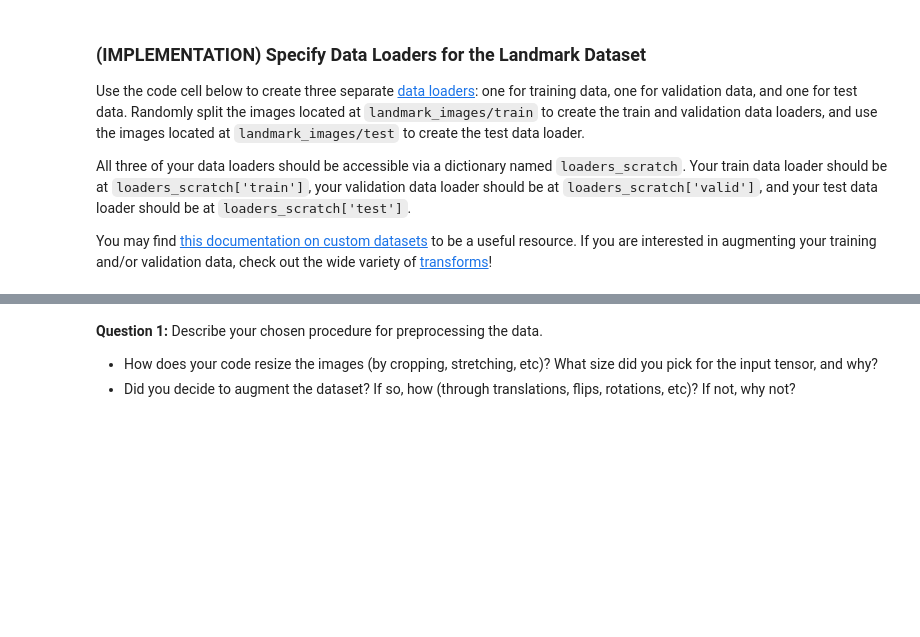
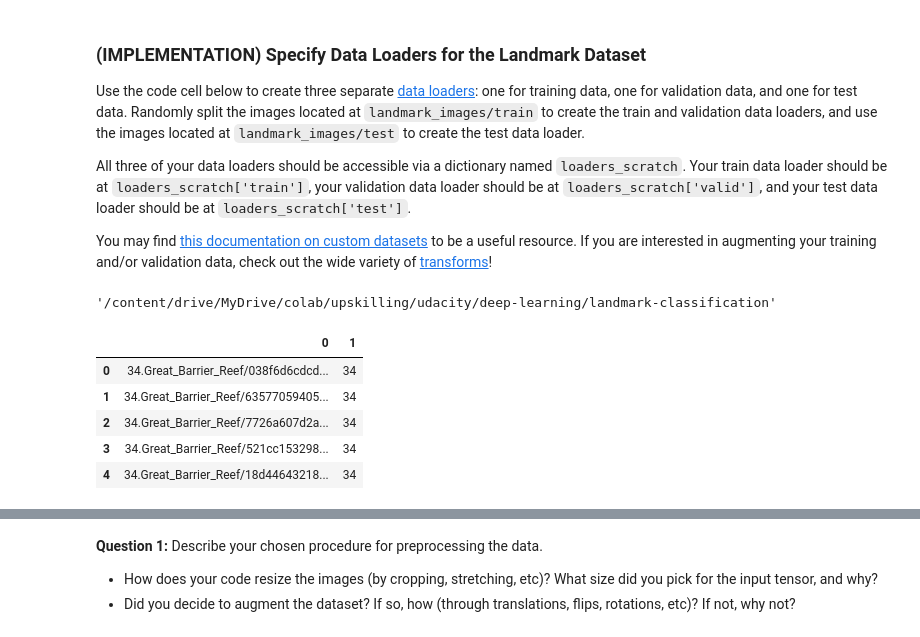
Before and after one commit to dendrenn/landmark-classification, a Jupyter notebook: landmark_project/landmark.ipynb, the cells around one changed output, grey strips where cells are left out. Cells and saved outputs as stored; diff of their text form; code cells hidden in the pictures; blank space fills up the shorter version.

```diff
--- a/landmark_project/landmark.ipynb
+++ b/landmark_project/landmark.ipynb
@@ -89,0 +99,6 @@ loaders_scratch = {'train': None, 'valid': None, 'test': None}
+# %%
+# Change Working Directory
+os.chdir("/content/drive/MyDrive/colab/upskilling/udacity/deep-learning/landmark-classification")
+os.getcwd()
+# %% [output]
+'/content/drive/MyDrive/colab/upskilling/udacity/deep-learning/landmark-classification'
@@ -89,0 +127,24 @@ loaders_scratch = {'train': None, 'valid': None, 'test': None}
+# %%
+# Prepare Training Set Information DataFrame
+train_img_dir = 'landmark_images/train/'
+
+folder_path_list = glob.glob(train_img_dir + '*')
+folder_list = []
+for folder_path in folder_path_list:
+  folder_list.append(folder_path.split("/")[-1])
+
+train_img_labels = []
+##### classes = [] # is this used?
+for folder_name in folder_list:
+    for full_img_path in glob.glob(train_img_dir + folder_name + "/" + "*.jpg"):
+        train_img_labels.append([folder_name + "/" + full_img_path.split("/")[-1], int(folder_name.split(".")[0])])
+    ##### classes.append([folder_name.split(".")[1].replace("_", " ")])
+train_img_labels = pd.DataFrame(train_img_labels)
+train_img_labels.head()
+# %% [output]
+|  | 0 | 1 |
+| 0 | 34.Great_Barrier_Reef/038f6d6cdcd... | 34 |
+| 1 | 34.Great_Barrier_Reef/63577059405... | 34 |
+| 2 | 34.Great_Barrier_Reef/7726a607d2a... | 34 |
+| 3 | 34.Great_Barrier_Reef/521cc153298... | 34 |
+| 4 | 34.Great_Barrier_Reef/18d44643218... | 34 |
```
Also changed, not shown: parts of 19 cells of this notebook, 1 other file.
